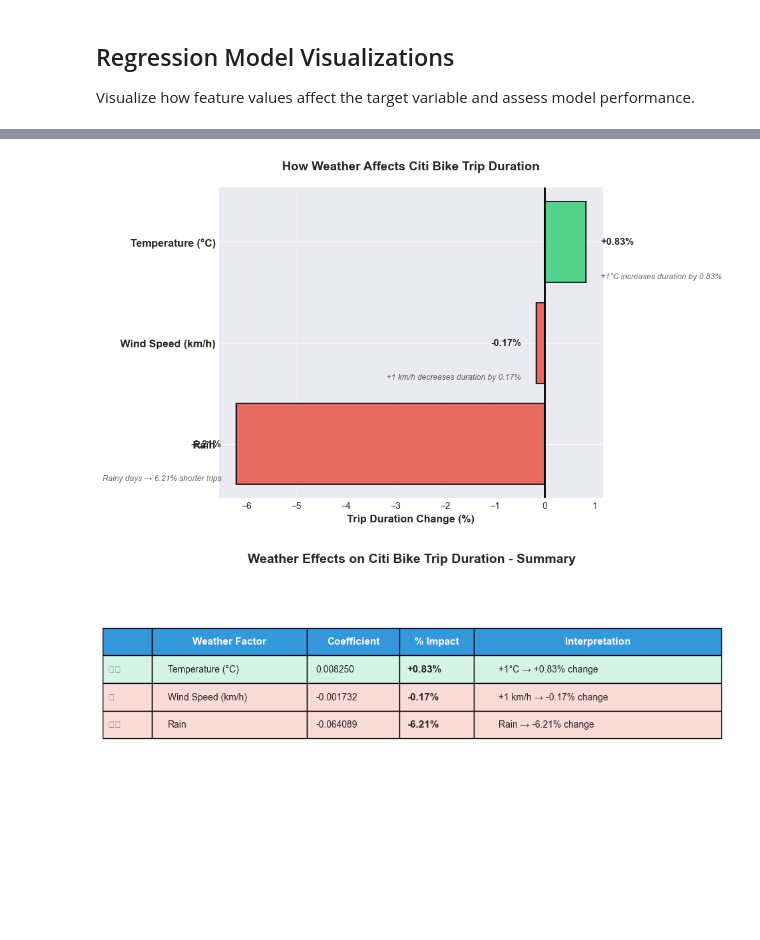
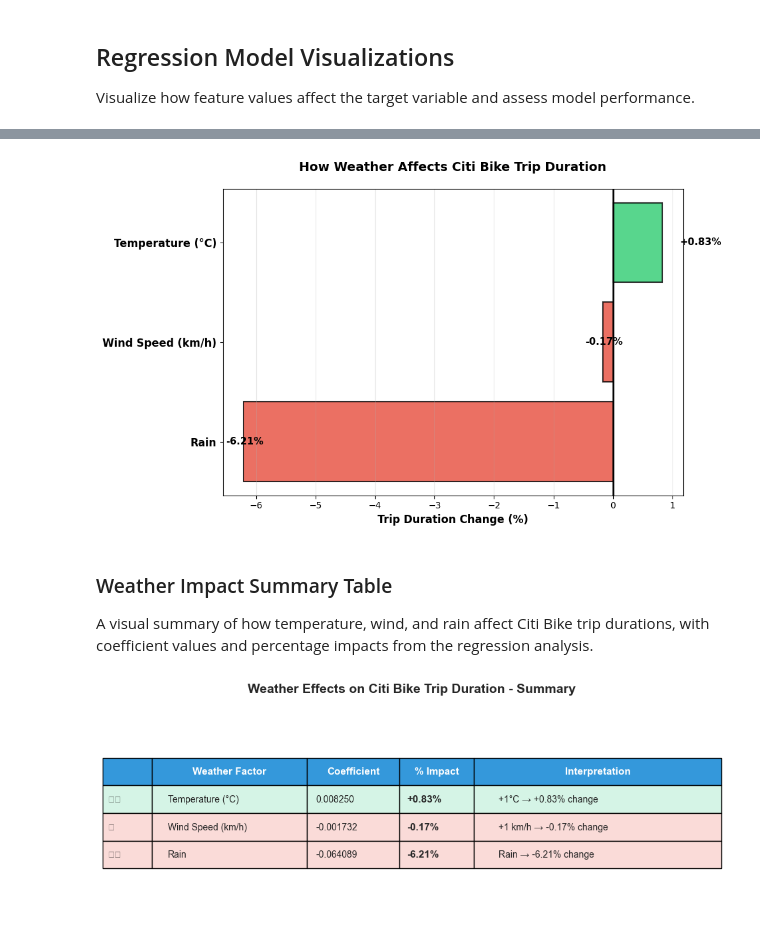
Before and after one commit to stroms26/Project, a Jupyter notebook: Part 2/scriptp2.ipynb, the cells around one changed output, grey strips where cells are left out. Saved outputs shown, nothing was run; the diff lists cells and outputs as text; code cells hidden in the pictures; blank space fills up the shorter version.

```diff
--- a/Part 2/scriptp2.ipynb
+++ b/Part 2/scriptp2.ipynb
@@ -5,14 +12,11 @@ This notebook builds a linear regression model to predict Citi Bike trip duratio
 # %%
+# import required libraries
 import pandas as pd
 import numpy as np
+from sklearn.preprocessing import StandardScaler
+from sklearn.decomposition import PCA
 from sklearn.model_selection import train_test_split
 from sklearn.linear_model import LinearRegression
 from sklearn.metrics import r2_score, mean_squared_error
 import matplotlib.pyplot as plt
 import seaborn as sns
-
-# Set plot style
-plt.style.use('seaborn-v0_8-darkgrid')
-sns.set_palette("husl")
-
-print("Libraries imported successfully!")
@@ -652,7 +752,7 @@ ax1.grid(True, alpha=0.3, axis='x')
 for i, (idx, row) in enumerate(weather_coefs.iterrows()):
     value = row['coef']
     ax1.text(value, i, f'  {value:.4f}', va='center',
-             ha='left' if value > 0 else 'right', fontsize=10, fontweight='bold')
+             ha='left', fontsize=10, fontweight='bold')
 
 # Plot 2: Percentage impact
 colors2 = ['#2ecc71' if x > 0 else '#e74c3c' for x in weather_coefs['Percentage_Impact']]
@@ -666,7 +766,7 @@ ax2.grid(True, alpha=0.3, axis='x')
 for i, (idx, row) in enumerate(weather_coefs.iterrows()):
     value = row['Percentage_Impact']
     ax2.text(value, i, f'  {value:+.2f}%', va='center',
-             ha='left' if value > 0 else 'right', fontsize=10, fontweight='bold')
+             ha='left', fontsize=10, fontweight='bold')
 
 plt.tight_layout()
 plt.show()
@@ -688,47 +799,41 @@ weather_sorted = weather_coefs.sort_values('Percentage_Impact', ascending=True)
 
 # Create horizontal bar chart
 colors = ['#e74c3c' if x < 0 else '#2ecc71' for x in weather_sorted['Percentage_Impact']]
 bars = ax.barh(range(len(weather_sorted)), weather_sorted['Percentage_Impact'],
                color=colors, alpha=0.8, edgecolor='black', linewidth=1.5)
 
 # Customize
 ax.set_yticks(range(len(weather_sorted)))
 ax.set_yticklabels(weather_sorted['Feature'], fontsize=12, fontweight='bold')
 ax.set_xlabel('Trip Duration Change (%)', fontsize=12, fontweight='bold')
 ax.set_title('How Weather Affects Citi Bike Trip Duration', fontsize=14, fontweight='bold', pad=20)
 ax.axvline(x=0, color='black', linestyle='-', linewidth=2)
 ax.grid(True, alpha=0.3, axis='x')
 
-# Add detailed annotations
-annotations = {
-    'Temperature (°C)': '+1°C increases duration by 0.83%',
-    'Wind Speed (km/h)': '+1 km/h decreases duration by 0.17%',
-    'Rain': 'Rainy days → 6.21% shorter trips'
-}
+
 
 for i, (idx, row) in enumerate(weather_sorted.iterrows()):
     feature = row['Feature']
     value = row['Percentage_Impact']
 
     # Position text
     x_pos = value + (0.3 if value > 0 else -0.3)
 
     # Main value
     ax.text(x_pos, i, f'{value:+.2f}%',
-            va='center', ha='left' if value > 0 else 'right',
+            va='center', ha='left',
             fontsize=11, fontweight='bold')
 
-    # Annotation
-    if feature in annotations:
-        y_offset = 0.3
-        ax.text(x_pos, i - y_offset, annotations[feature],
-                va='top', ha='left' if value > 0 else 'right',
-                fontsize=9, style='italic', alpha=0.7)
+
 
 plt.tight_layout()
 plt.show()
 # %% [output]
-[figure, old version]
+[figure, new version]
+# %% [markdown]
+### Weather Impact Summary Table
+
+A visual summary of how temperature, wind, and rain affect Citi Bike trip durations, with coefficient values and percentage impacts from the regression analysis.
 # %%
 # Visualization 3: Summary statistics table visualization
 fig, ax = plt.subplots(figsize=(12, 4))
```
Also changed, not shown: parts of 30 cells of this notebook, 1 other file.
